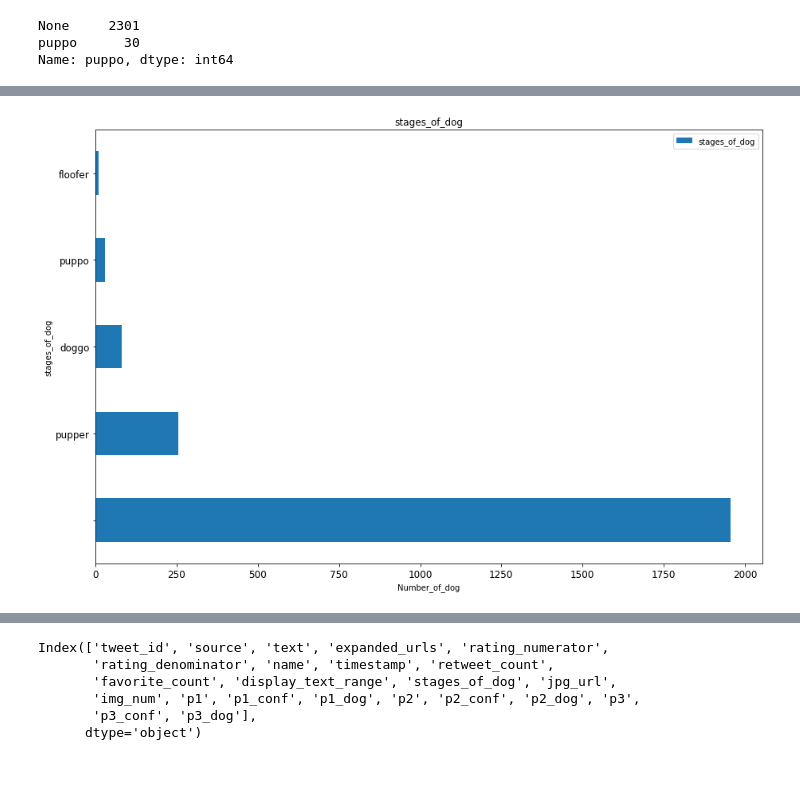
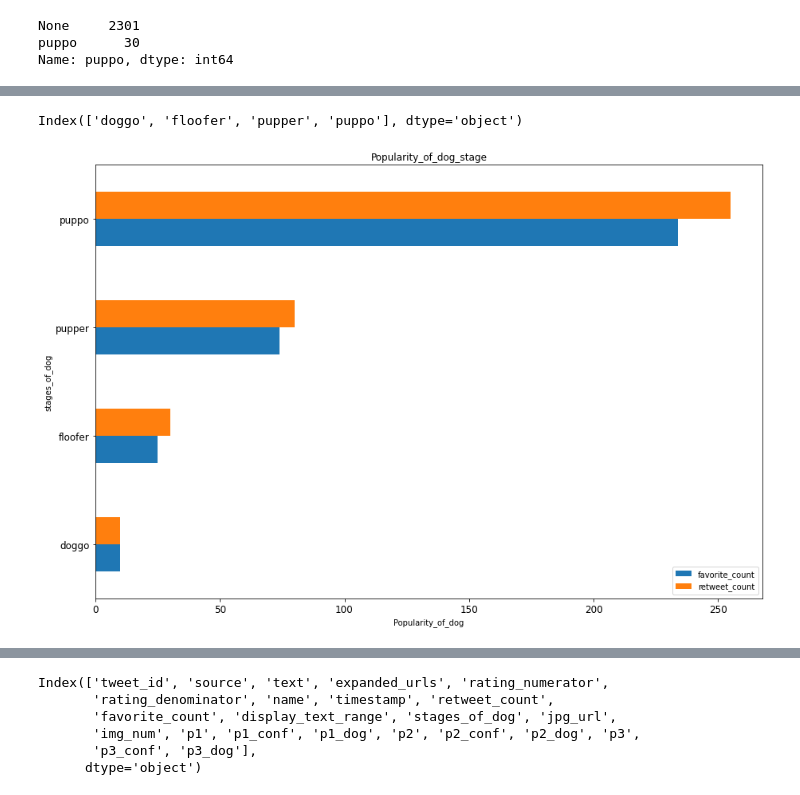
Before and after one commit to abdelrazekrizk/FWD-Udacity-Wrangle-and-Analyze-Data-Twitter-API, a Jupyter notebook: wrangle_act.ipynb, the cells around one changed output, grey strips where cells are left out. Saved outputs shown, nothing was run; the diff lists cells and outputs as text; code cells hidden in the pictures.

```diff
--- a/wrangle_act.ipynb
+++ b/wrangle_act.ipynb
@@ -719,0 +810,5 @@ Name: stages_of_dog, dtype: int64
+# %%
+#Popularity_of_dog to csv
+Popularity_of_dog.to_csv('Popularity_of_dog.csv',index=True)
+Popularity_of_dog_df=pd.read_csv('Popularity_of_dog.csv')
+Popularity_of_dog_df
@@ -720,10 +822,20 @@ Name: stages_of_dog, dtype: int64
+# %%
+# clean and arenge
+Popularity_of_dog_df.drop(Popularity_of_dog_df.loc[Popularity_of_dog_df['stages_of_dog']=='None'].index , inplace=True)
+df=Popularity_of_dog_df.sort_values(['favorite_count', 'retweet_count'], ascending=[True, False])
+df.reset_index(drop=True, inplace=True)
+index= ['doggo', 'floofer', 'pupper', 'puppo']
+df.index=index
+df.index
+# %% [output]
+Index(['doggo', 'floofer', 'pupper', 'puppo'], dtype='object')
 # %%
-# plot stages_of_dog
-stages=tweet_df_mergev2['stages_of_dog'].value_counts().plot(kind='barh', figsize=(15,10), legend=True, fontsize=12)
-stages.set_ylabel("stages_of_dog")
-stages.set_xlabel("Number_of_dog")
+ax=df.plot(kind='barh', figsize=(15,10), legend=True, fontsize=12)
+ax.set_ylabel("stages_of_dog")
+ax.set_xlabel("Popularity_of_dog")
+
 plt.IndexLocator
-plt.title(("stages_of_dog"))
-plt.show()
+plt.title(("Popularity_of_dog_stage"))
+plt.savefig('Popularity_of_dog.png')
 # %% [output]
-[figure, old version]
+[figure, new version]
```
Also changed, not shown: parts of 39 cells of this notebook, 26 other files.
